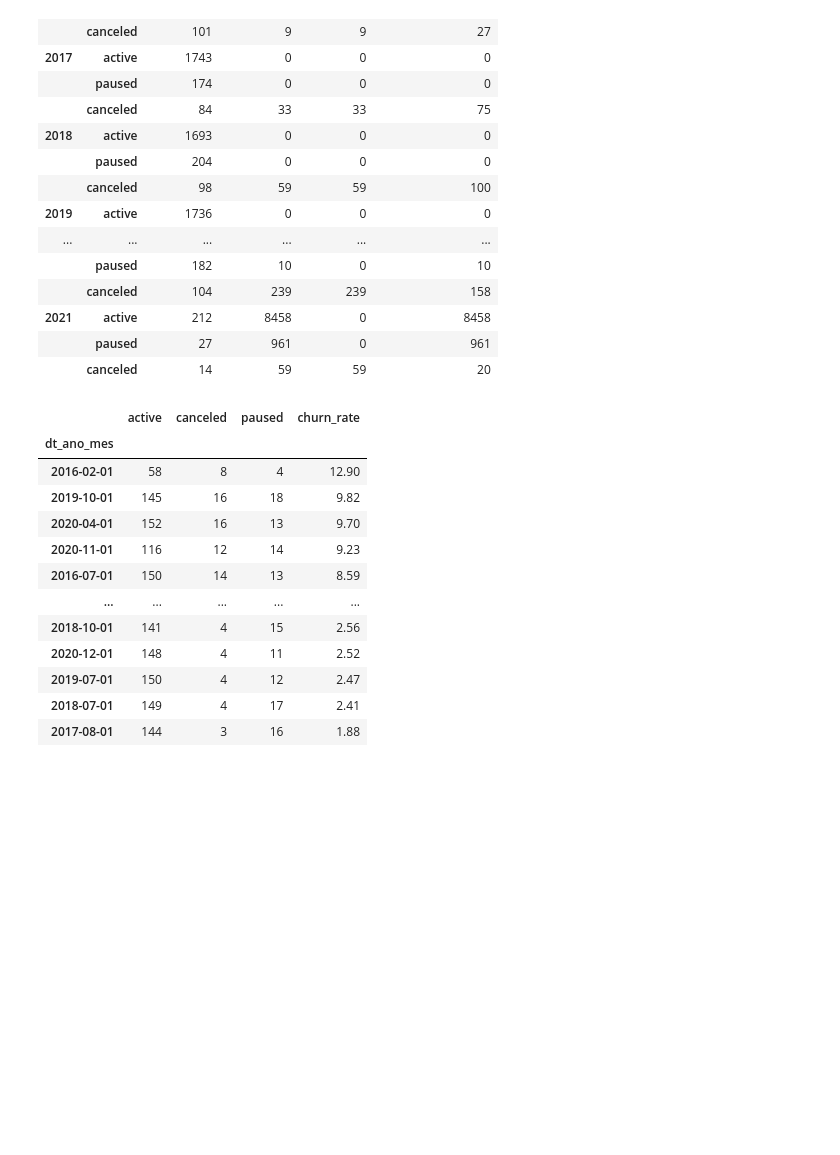
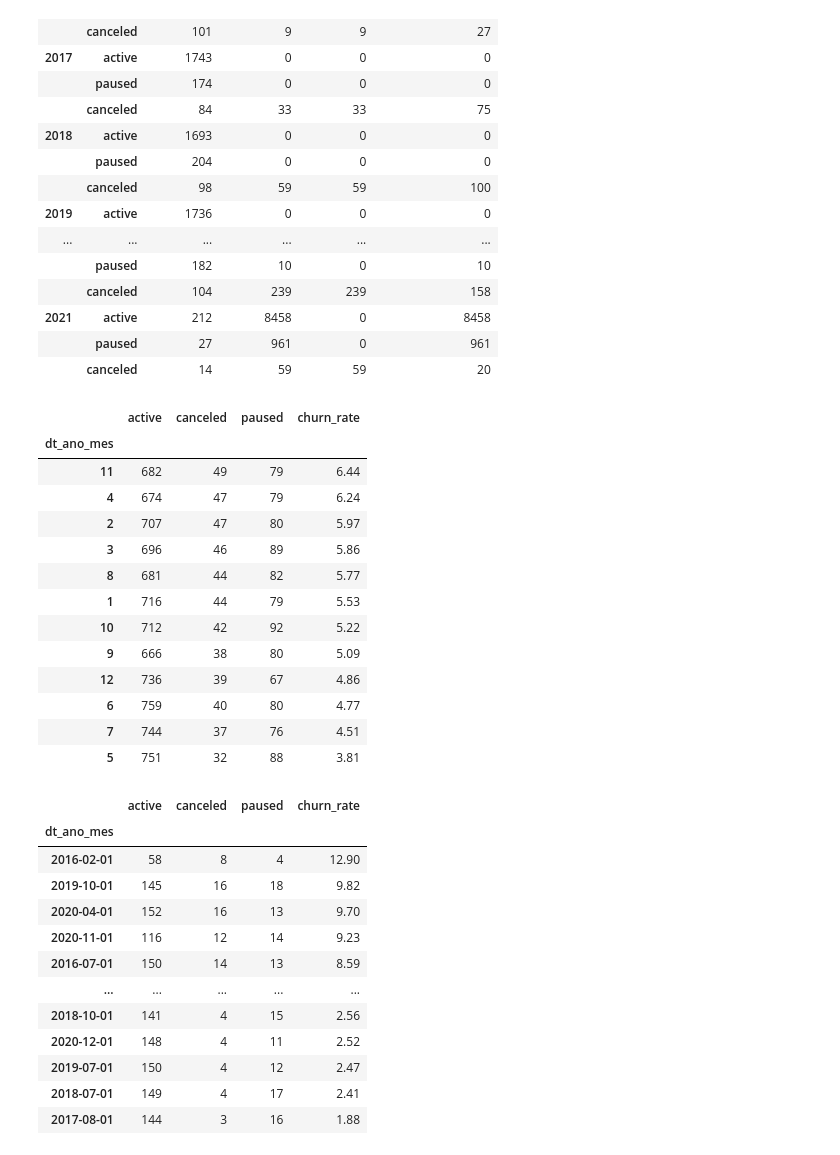
Before and after one commit to MatBrands/PetLove_Talents_Data_Case, a Jupyter notebook: main/notebooks/eda.ipynb, the cells around one changed output. Saved outputs shown, nothing was run; the diff lists cells and outputs as text; code cells hidden in the pictures; blank space fills up the shorter version.

```diff
--- a/main/notebooks/eda.ipynb
+++ b/main/notebooks/eda.ipynb
@@ -170,6 +170,33 @@ def calculate_churn_rate(df_=df, date_column: str = '', column_to_groupby: str =
     df_['churn_rate'] = np.round(df_['canceled'] / (df_['active'] + df_['paused']) * 100, 2)
 
     return df_
+# %%
+# Vamos agrupar os dados por mês e calcular a taxa de churn
+df_churn = calculate_churn_rate(df_=df, date_column='created_at')
+df_churn = df_churn.groupby(df_churn.index.month).agg({
+    'active': 'sum',
+    'canceled': 'sum',
+    'paused': 'sum'
+})
+
+df_churn['churn_rate'] = np.round(df_churn['canceled'] / (df_churn['active'] + df_churn['paused']) * 100, 2)
+# %%
+df_churn.sort_values(by='churn_rate', ascending=False)
+# %% [output]
+|  | active | canceled | paused | churn_rate |
+| dt_ano_mes |  |  |  |  |
+| 11 | 682 | 49 | 79 | 6.44 |
+| 4 | 674 | 47 | 79 | 6.24 |
+| 2 | 707 | 47 | 80 | 5.97 |
+| 3 | 696 | 46 | 89 | 5.86 |
+| 8 | 681 | 44 | 82 | 5.77 |
+| 1 | 716 | 44 | 79 | 5.53 |
+| 10 | 712 | 42 | 92 | 5.22 |
+| 9 | 666 | 38 | 80 | 5.09 |
+| 12 | 736 | 39 | 67 | 4.86 |
+| 6 | 759 | 40 | 80 | 4.77 |
+| 7 | 744 | 37 | 76 | 4.51 |
+| 5 | 751 | 32 | 88 | 3.81 |
 # %%
 calculate_churn_rate(df, 'created_at').sort_values(by='churn_rate', ascending=False)
 # %% [output]
```
Also changed, not shown: parts of 7 cells of this notebook.
